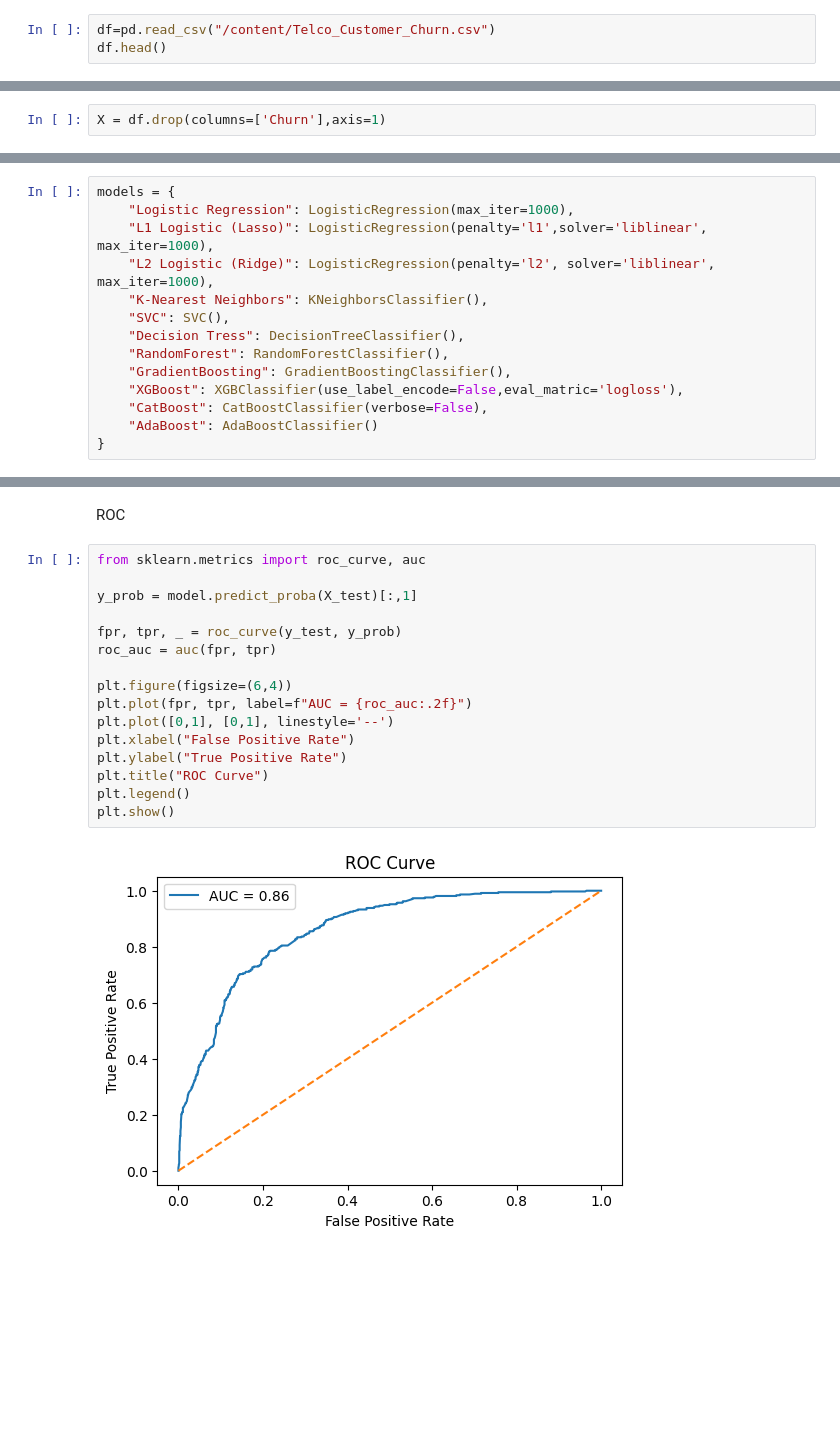
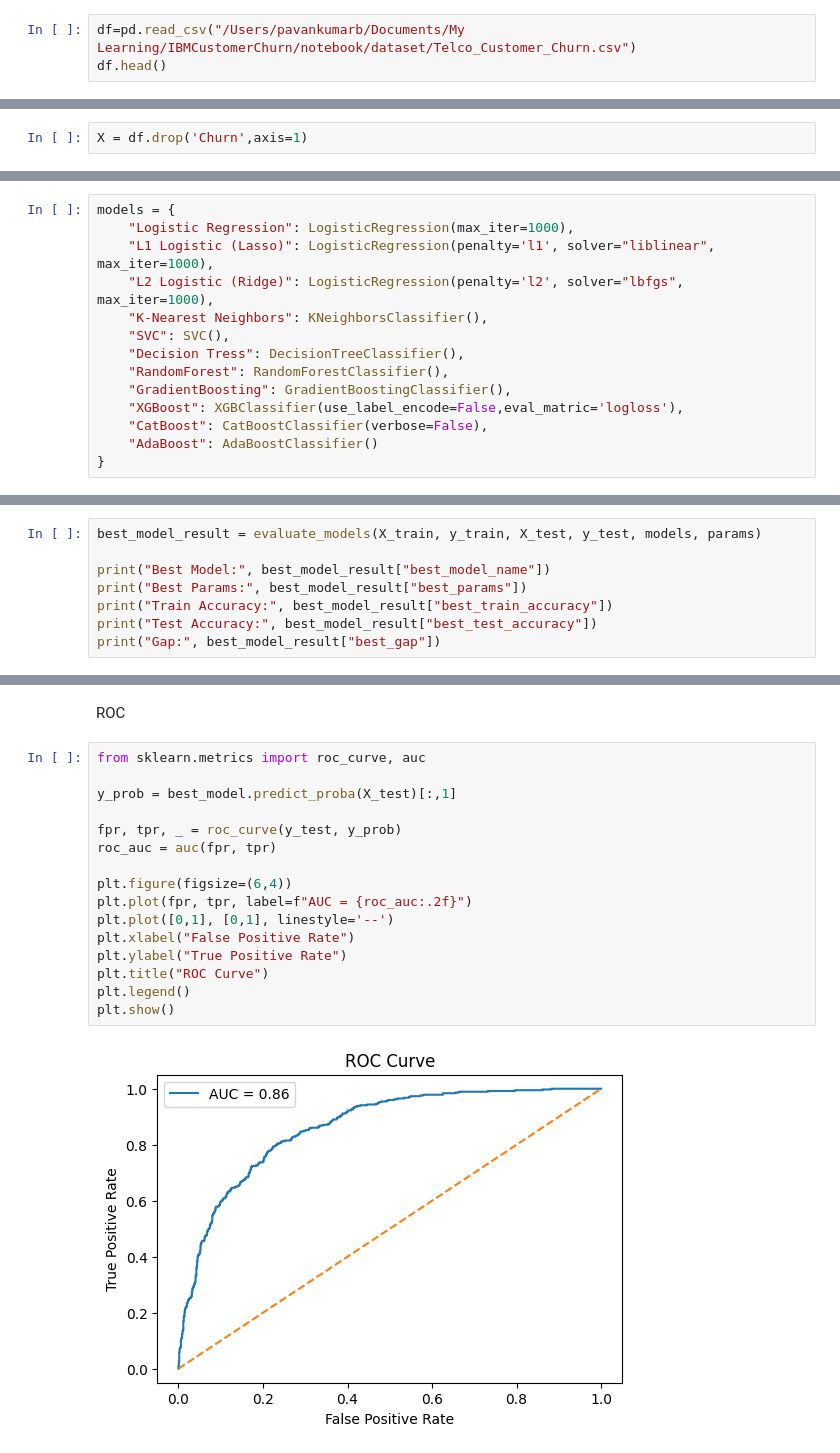
Before and after one commit to bpavann/IBMCustomerChurn, a Jupyter notebook: notebook/IBMCustomerChurnP_Model_Training_2.ipynb, the cells around one changed output, grey strips where cells are left out. Saved outputs shown, nothing was run; the diff lists cells and outputs as text; blank space fills up the shorter version.

Commit message:
Model Trained Successfully

```diff
--- a/notebook/IBMCustomerChurnP_Model_Training_2.ipynb
+++ b/notebook/IBMCustomerChurnP_Model_Training_2.ipynb
@@ -42,7 +22,7 @@ from catboost import CatBoostClassifier
 # %% [markdown]
 Loading dataset
 # %%
-df=pd.read_csv("/content/Telco_Customer_Churn.csv")
+df=pd.read_csv("/Users/pavankumarb/Documents/My Learning/IBMCustomerChurn/notebook/dataset/Telco_Customer_Churn.csv")
 df.head()
 # %% [output]
 |  | customerID | gender | SeniorCitizen | Partner | Dependents | tenure | PhoneService | MultipleLines | ... |
@@ -154,7 +131,7 @@ df=df.drop(['customerID'],axis=1)
 # %%
 y = df['Churn']
 # %%
-X = df.drop(columns=['Churn'],axis=1)
+X = df.drop('Churn',axis=1)
 # %%
 X.columns
 # %% [output]
@@ -202,8 +182,8 @@ def evaluate_model(y_true, y_pred):
 # %%
 models = {
     "Logistic Regression": LogisticRegression(max_iter=1000),
-    "L1 Logistic (Lasso)": LogisticRegression(penalty='l1',solver='liblinear', max_iter=1000),
-    "L2 Logistic (Ridge)": LogisticRegression(penalty='l2', solver='liblinear', max_iter=1000),
+    "L1 Logistic (Lasso)": LogisticRegression(penalty='l1', solver="liblinear", max_iter=1000),
+    "L2 Logistic (Ridge)": LogisticRegression(penalty='l2', solver="lbfgs", max_iter=1000),
     "K-Nearest Neighbors": KNeighborsClassifier(),
     "SVC": SVC(),
     "Decision Tress": DecisionTreeClassifier(),
@@ -215,0 +448,8 @@ models = {
+# %%
+best_model_result = evaluate_models(X_train, y_train, X_test, y_test, models, params)
+
+print("Best Model:", best_model_result["best_model_name"])
+print("Best Params:", best_model_result["best_params"])
+print("Train Accuracy:", best_model_result["best_train_accuracy"])
+print("Test Accuracy:", best_model_result["best_test_accuracy"])
+print("Gap:", best_model_result["best_gap"])
@@ -367,18 +645,18 @@ ROC
 # %%
 from sklearn.metrics import roc_curve, auc
 
-y_prob = model.predict_proba(X_test)[:,1]
+y_prob = best_model.predict_proba(X_test)[:,1]
 
 fpr, tpr, _ = roc_curve(y_test, y_prob)
 roc_auc = auc(fpr, tpr)
 
 plt.figure(figsize=(6,4))
 plt.plot(fpr, tpr, label=f"AUC = {roc_auc:.2f}")
 plt.plot([0,1], [0,1], linestyle='--')
 plt.xlabel("False Positive Rate")
 plt.ylabel("True Positive Rate")
 plt.title("ROC Curve")
 plt.legend()
 plt.show()
 # %% [output]
-[figure, old version]
+[figure, new version]
```
Also changed, not shown: parts of 19 cells of this notebook, 7 other files.
